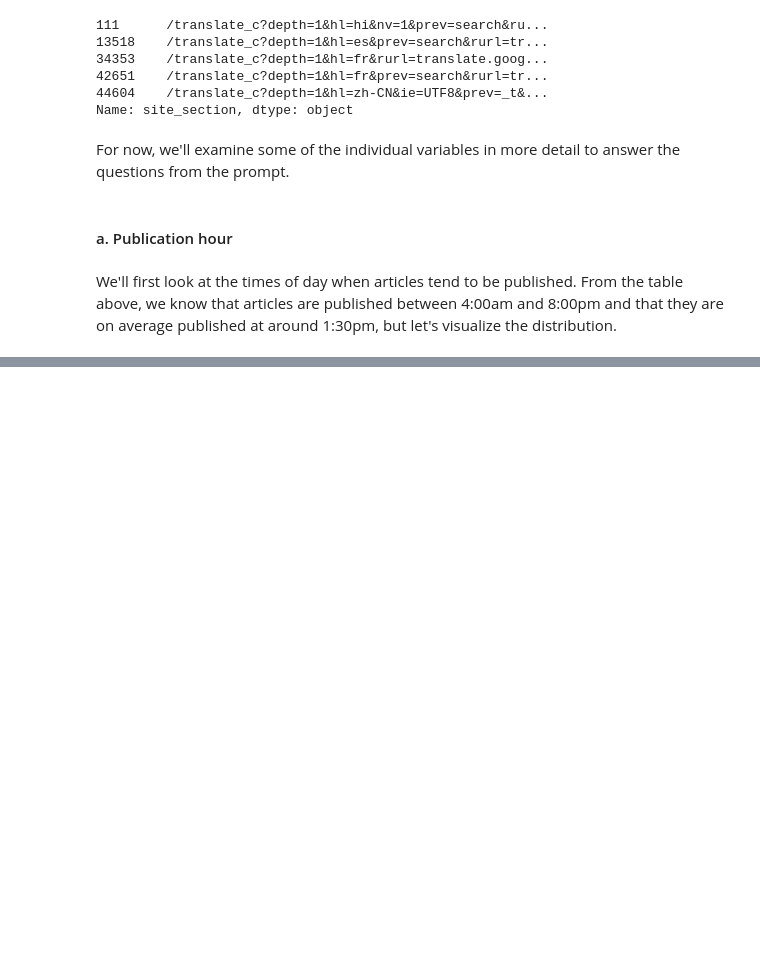
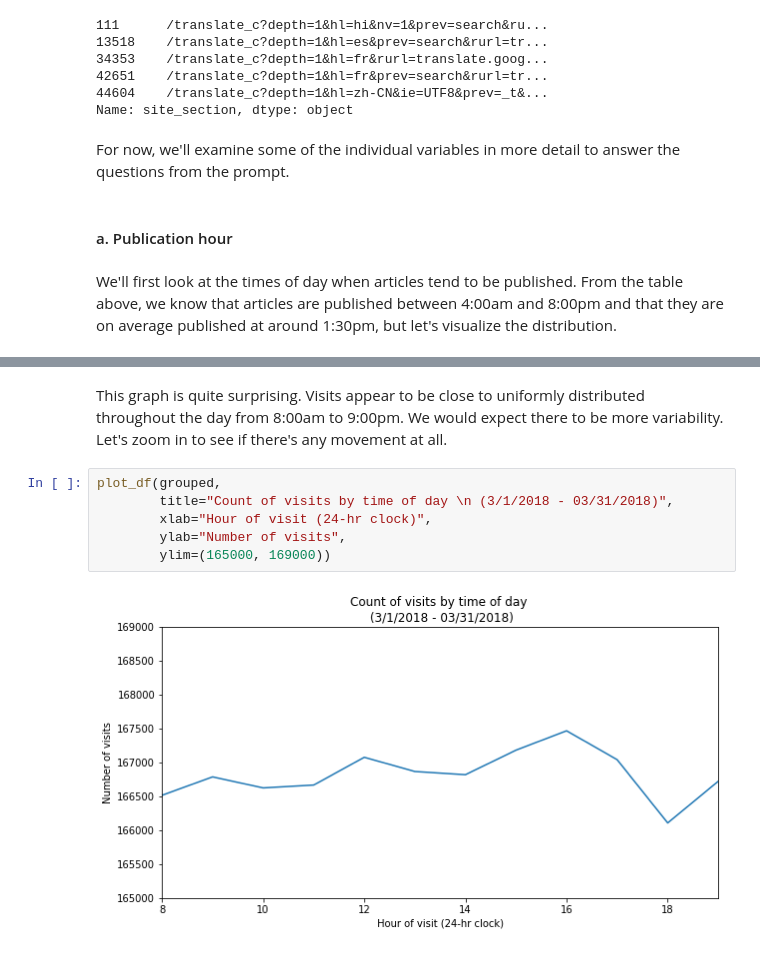
Before and after one commit to dan55/atlantic-elkin, a Jupyter notebook: analysis.ipynb, the cells around one changed output, grey strips where cells are left out. Cells and saved outputs as stored; diff of their text form; blank space fills up the shorter version.

```diff
--- a/analysis.ipynb
+++ b/analysis.ipynb
@@ -174,0 +187,10 @@ ax.set_ylim(0, 200000)
+# %% [markdown]
+This graph is quite surprising. Visits appear to be close to uniformly distributed throughout the day from 8:00am to 9:00pm. We would expect there to be more variability. Let's zoom in to see if there's any movement at all.
+# %%
+plot_df(grouped,
+        title="Count of visits by time of day \n (3/1/2018 - 03/31/2018)",
+        xlab="Hour of visit (24-hr clock)",
+        ylab="Number of visits",
+        ylim=(165000, 169000))
+# %% [output]
+[figure, added]
```
Also changed, not shown: parts of 33 cells of this notebook, 1 other file.
